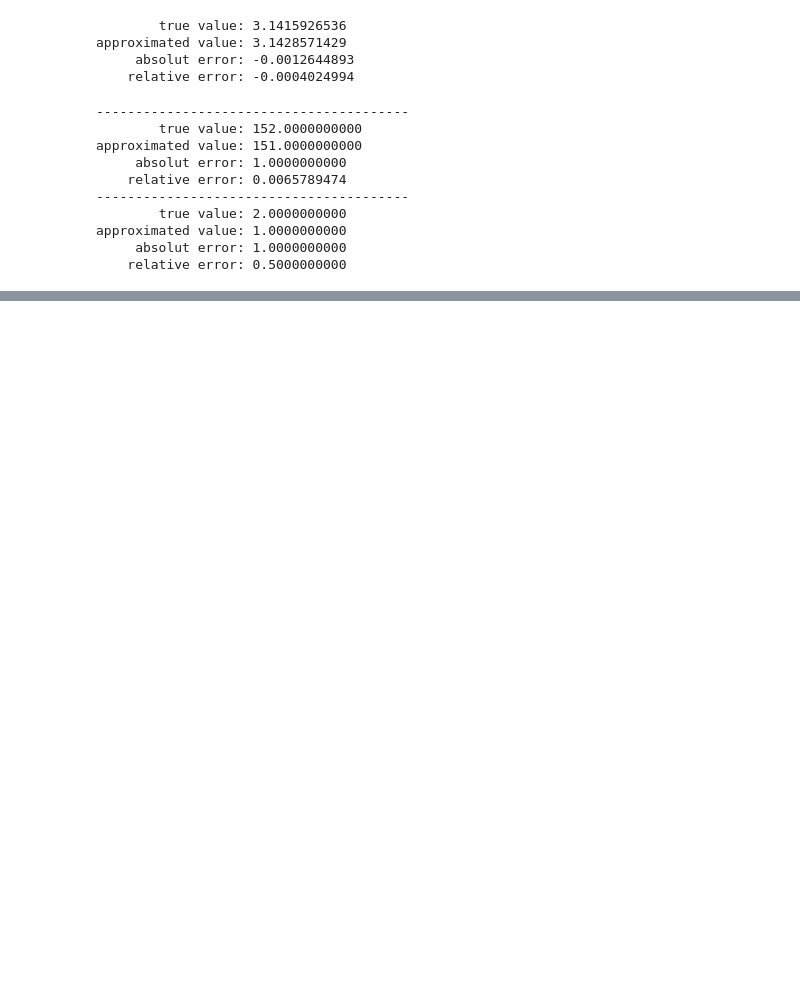
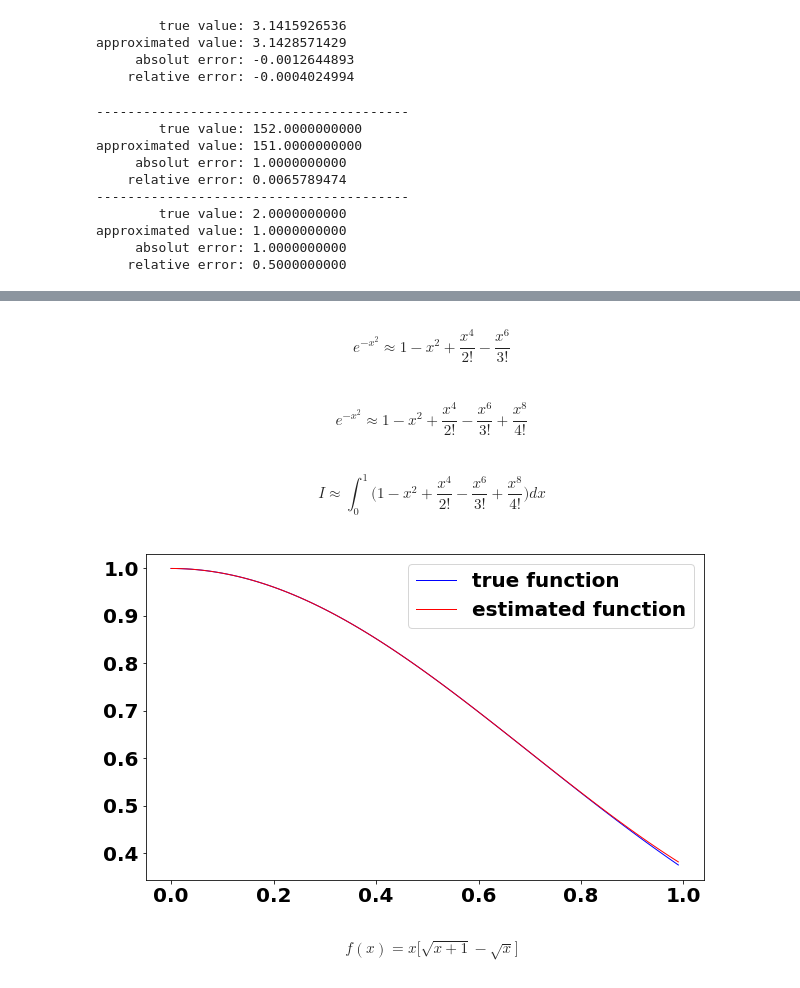
Before and after one commit to baojianzhou/csi-401, a Jupyter notebook: chapter02/example-03.ipynb, the cells around one changed output, grey strips where cells are left out. Drawn from its saved outputs; the diff is of its cells as text; code cells hidden in the pictures; blank space fills up the shorter version.

```diff
--- a/chapter02/example-03.ipynb
+++ b/chapter02/example-03.ipynb
@@ -69,0 +137,37 @@ printmd("**bold text**")
+# %%
+# mathematical approximation errors
+# consider evaluating the integral
+from IPython.display import Latex
+Latex(r"""\begin{equation} I = \int_0^1 e^{-x^2} d x \end{equation}""")
+# %% [output]
+\begin{equation} e^{-x^2} \approx 1 - x^2 + \frac{x^4}{2!} - \frac{x^6}{3!} \end{equation}
+# %%
+# which can be approximated by
+Latex(r"""\begin{equation}
+e^{-x^2} \approx 1 - x^2 + \frac{x^4}{2!} - \frac{x^6}{3!} + \frac{x^8}{4!}
+\end{equation}""")
+# %% [output]
+\begin{equation}
+e^{-x^2} \approx 1 - x^2 + \frac{x^4}{2!} - \frac{x^6}{3!} + \frac{x^8}{4!}
+\end{equation}
+# %%
+Latex(r"""\begin{equation}
+I \approx \int_0^1 \Big( 1 - x^2 + \frac{x^4}{2!} - \frac{x^6}{3!} + \frac{x^8}{4!} \Big) dx
+\end{equation}""")
+# %% [output]
+\begin{equation}
+I \approx \int_0^1 \Big( 1 - x^2 + \frac{x^4}{2!} - \frac{x^6}{3!} + \frac{x^8}{4!} \Big) dx
+\end{equation}
+# %%
+x = np.arange(0.0,1.0,0.01)
+def original_f(x):
+    return np.exp(-x**2.)
+def approximated_f(x):
+    # return 1.0 - x ** 2. + (x ** 4.)/2. - (x ** 6.)/6. + (x ** 8.)/24.
+    return 1.0 - x ** 2. + (x ** 4.)/2. - (x ** 6.)/6. + (x ** 8.)/24.
+plt.plot(x,original_f(x),linewidth=1.,color='blue',label='true function')
+plt.plot(x,approximated_f(x),linewidth=1.,color='red',label='estimated function')
+plt.legend()
+plt.show()
+# %% [output]
+[figure, added]
@@ -69,0 +176,10 @@ printmd("**bold text**")
+# %%
+# loss-of-significant errors.
+# consider the following problem, try to evaluate the following function
+Latex(r"""\begin{equation}
+f(x) = x \Big[ \sqrt{x+1} - \sqrt{x} \Big]
+\end{equation}""")
+# %% [output]
+\begin{equation}
+f(x) = x \Big[ \sqrt{x+1} - \sqrt{x} \Big]
+\end{equation}
```
Also changed, not shown: parts of 28 cells of this notebook.
